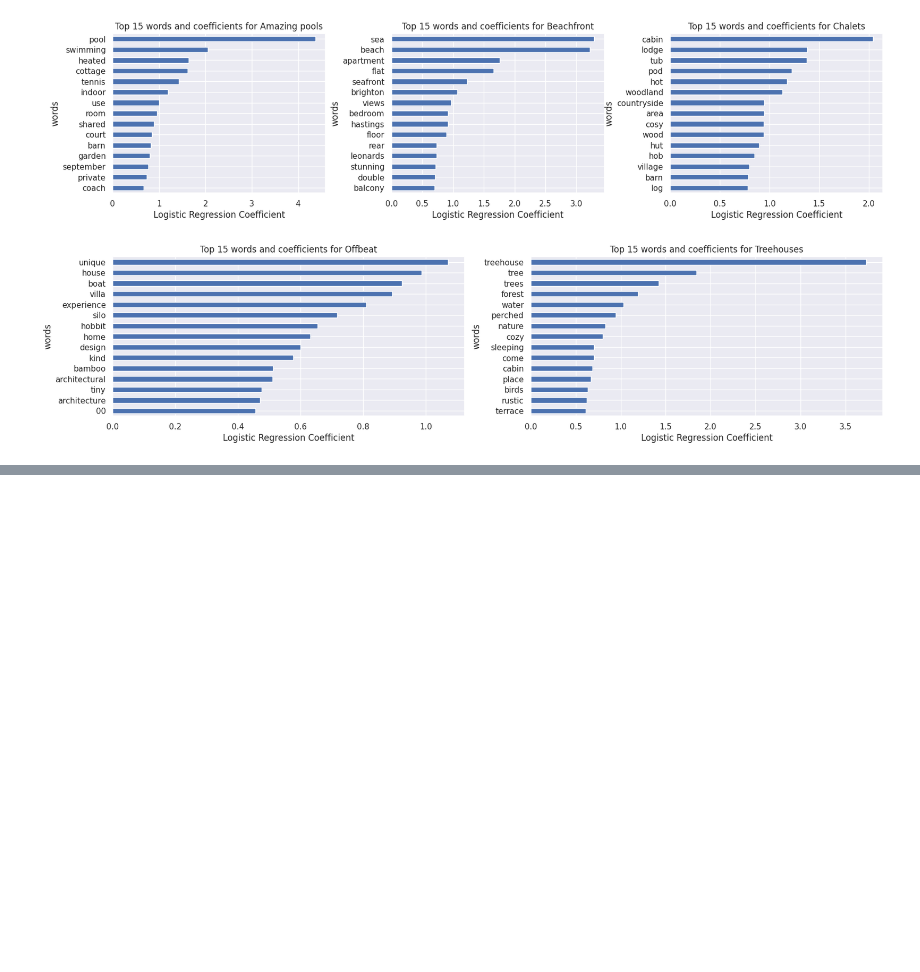
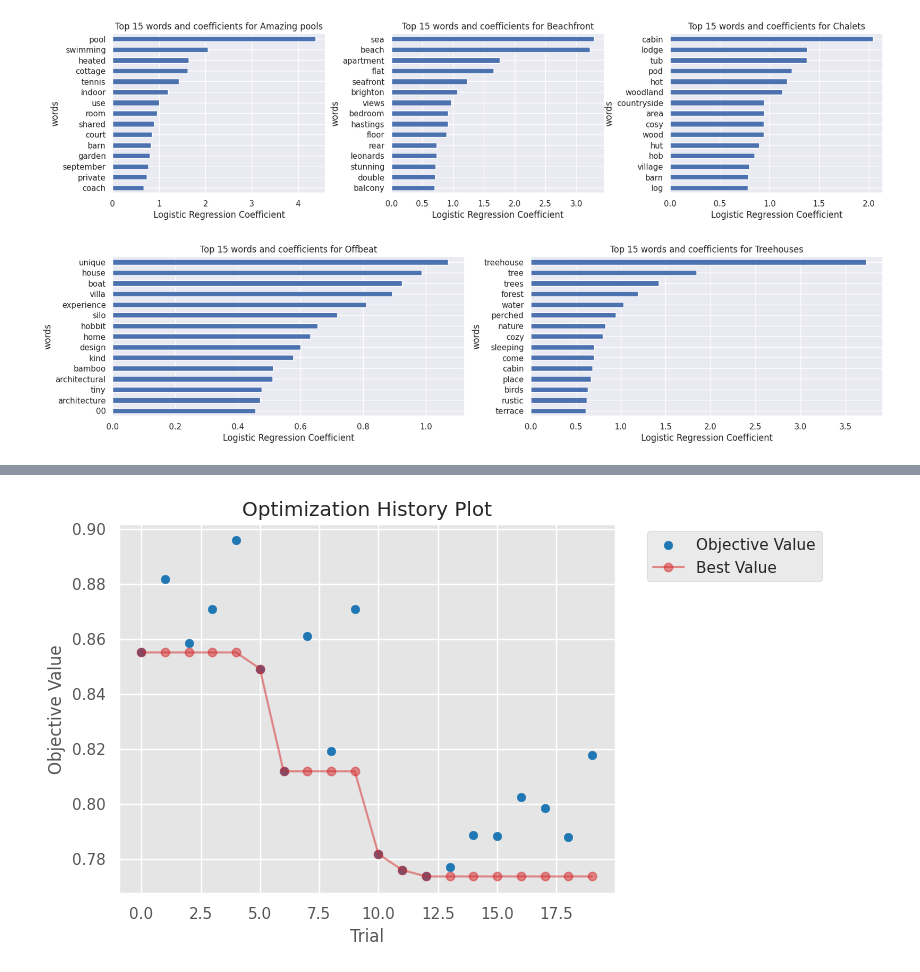
Before and after one commit to dan-bouchard/Airbnb-Property-Listing, a Jupyter notebook: classification_modelling_numerical_data.ipynb, the cells around one changed output, grey strips where cells are left out. Saved outputs shown, nothing was run; the diff lists cells and outputs as text; code cells hidden in the pictures; blank space fills up the shorter version.

```diff
--- a/classification_modelling_numerical_data.ipynb
+++ b/classification_modelling_numerical_data.ipynb
@@ -448,0 +588,4 @@ for i, label in enumerate(top_words_dict.keys()):
+# %%
+optuna.visualization.matplotlib.plot_optimization_history(study);
+# %% [output]
+[figure, added]
```
Also changed, not shown: parts of 8 cells of this notebook.
